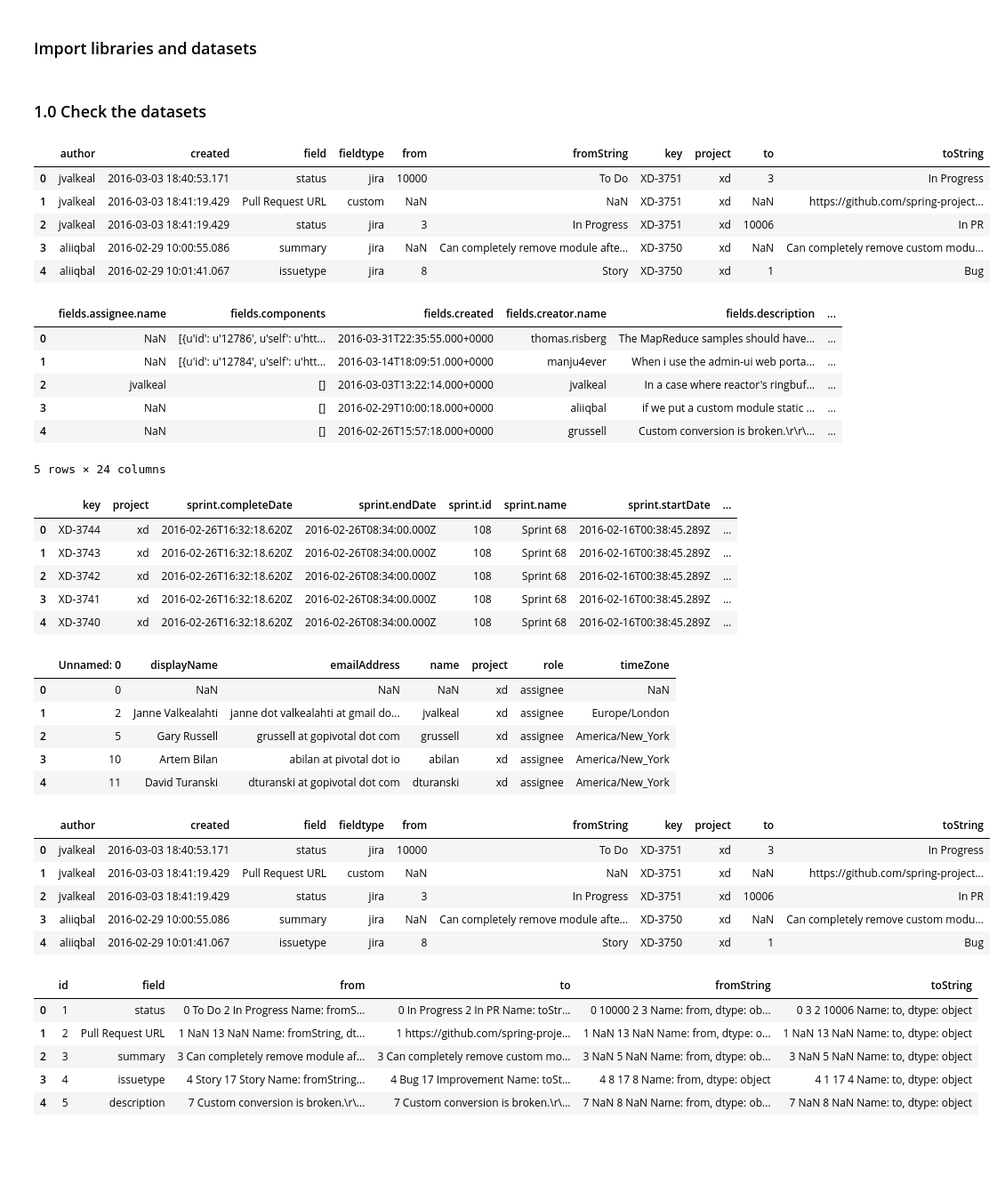
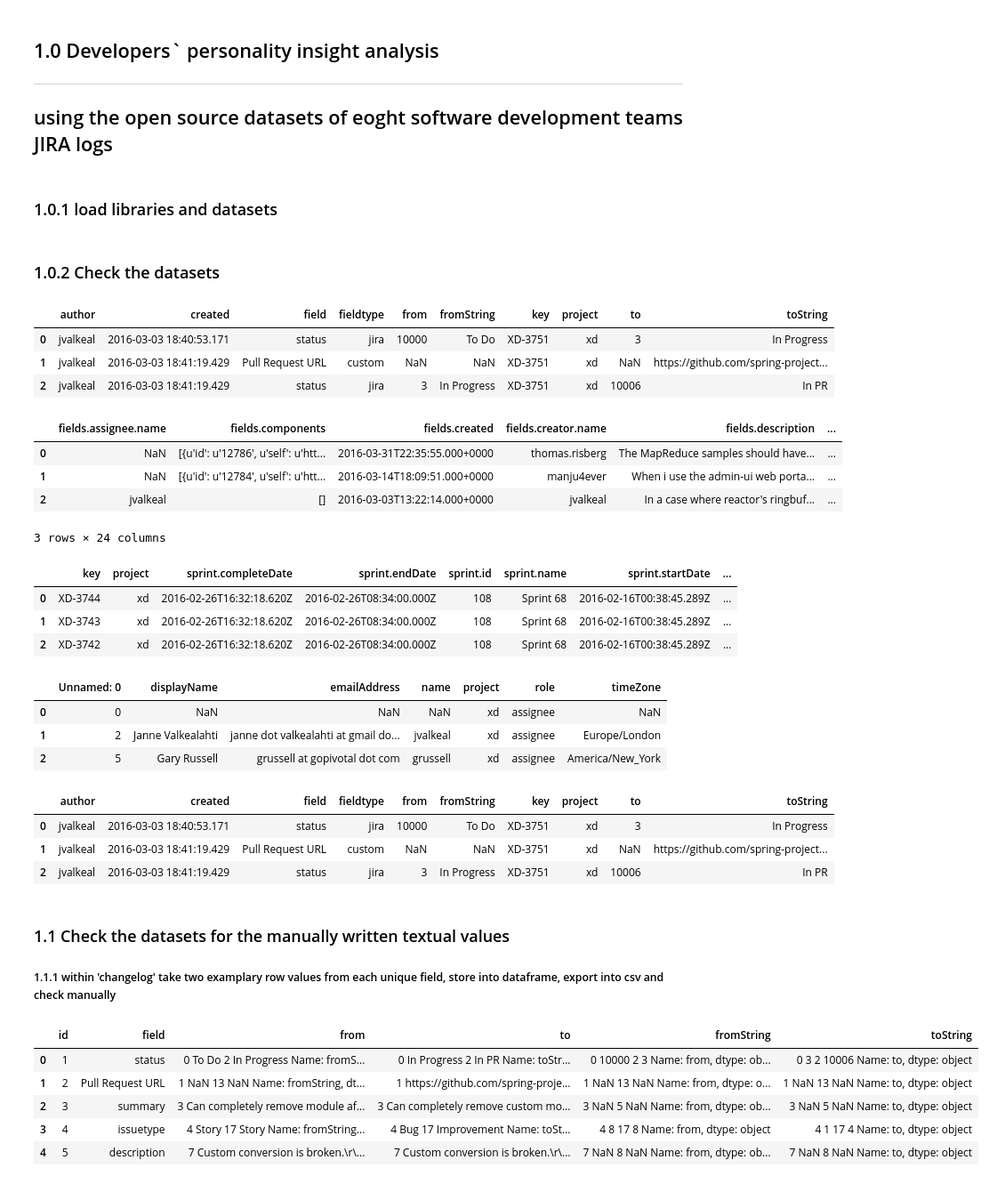
Before and after one commit to gogoladzetedo/Personalities_In_Agile, a Jupyter notebook: Analysis.ipynb, the cells around one changed output. Shown at 89% size. Saved outputs shown, nothing was run; the diff lists cells and outputs as text; code cells hidden in the pictures; blank space fills up the shorter version.

Commit message:
Update Analysis.ipynb
ver 0.2
- added combining the texts
- improved regex functions to clean text
- added filtering the dataset

```diff
--- a/Analysis.ipynb
+++ b/Analysis.ipynb
@@ -1,5 +4,8 @@
+# %% [markdown]
+<h2> 1.0 Developers` personality insight analysis <hr />
+using the open source datasets of eoght software development teams JIRA logs </h2>
 # %% [markdown]
-<h3>Import libraries and datasets</h3>
+<h3>1.0.1 load libraries and datasets</h3>
 # %%
 import pandas as pd
 import numpy as np
@@ -12,51 +21,45 @@ issues = pd.read_csv('jiradataset_issues.csv')
 sprints = pd.read_csv('jiradataset_sprints.csv')
 users = pd.read_csv('jiradataset_users.csv')
 # %% [markdown]
-<h3> 1.0 Check the datasets </h3>
+<h3> 1.0.2 Check the datasets </h3>
 # %%
-changelog.head()
+changelog.head(3)
 # %% [output]
 |  | author | created | field | fieldtype | from | fromString | key | project | to | toString |
 | 0 | jvalkeal | 2016-03-03 18:40:53.171 | status | jira | 10000 | To Do | XD-3751 | xd | 3 | In Progress |
 | 1 | jvalkeal | 2016-03-03 18:41:19.429 | Pull Request URL | custom | NaN | NaN | XD-3751 | xd | NaN | https://github.com/spring-project... |
 | 2 | jvalkeal | 2016-03-03 18:41:19.429 | status | jira | 3 | In Progress | XD-3751 | xd | 10006 | In PR |
-| 3 | aliiqbal | 2016-02-29 10:00:55.086 | summary | jira | NaN | Can completely remove module afte... | XD-3750 | xd | NaN | Can completely remove custom modu... |
-| 4 | aliiqbal | 2016-02-29 10:01:41.067 | issuetype | jira | 8 | Story | XD-3750 | xd | 1 | Bug |
 # %%
-issues.head()
+issues.head(3)
 # %% [output]
 |  | fields.assignee.name | fields.components | fields.created | fields.creator.name | fields.description | ... |
 | 0 | NaN | [{u'id': u'12786', u'self': u'htt... | 2016-03-31T22:35:55.000+0000 | thomas.risberg | The MapReduce samples should have... | ... |
 | 1 | NaN | [{u'id': u'12784', u'self': u'htt... | 2016-03-14T18:09:51.000+0000 | manju4ever | When i use the admin-ui web porta... | ... |
 | 2 | jvalkeal | [] | 2016-03-03T13:22:14.000+0000 | jvalkeal | In a case where reactor's ringbuf... | ... |
-| 3 | NaN | [] | 2016-02-29T10:00:18.000+0000 | aliiqbal | if we put a custom module static ... | ... |
-| 4 | NaN | [] | 2016-02-26T15:57:18.000+0000 | grussell | Custom conversion is broken.\r\r\... | ... |
-5 rows × 24 columns
+3 rows × 24 columns
 # %%
-sprints.head()
+sprints.head(3)
 # %% [output]
 |  | key | project | sprint.completeDate | sprint.endDate | sprint.id | sprint.name | sprint.startDate | ... |
 | 0 | XD-3744 | xd | 2016-02-26T16:32:18.620Z | 2016-02-26T08:34:00.000Z | 108 | Sprint 68 | 2016-02-16T00:38:45.289Z | ... |
 | 1 | XD-3743 | xd | 2016-02-26T16:32:18.620Z | 2016-02-26T08:34:00.000Z | 108 | Sprint 68 | 2016-02-16T00:38:45.289Z | ... |
 | 2 | XD-3742 | xd | 2016-02-26T16:32:18.620Z | 2016-02-26T08:34:00.000Z | 108 | Sprint 68 | 2016-02-16T00:38:45.289Z | ... |
-| 3 | XD-3741 | xd | 2016-02-26T16:32:18.620Z | 2016-02-26T08:34:00.000Z | 108 | Sprint 68 | 2016-02-16T00:38:45.289Z | ... |
-| 4 | XD-3740 | xd | 2016-02-26T16:32:18.620Z | 2016-02-26T08:34:00.000Z | 108 | Sprint 68 | 2016-02-16T00:38:45.289Z | ... |
 # %%
-users.head()
+users.head(3)
 # %% [output]
 |  | Unnamed: 0 | displayName | emailAddress | name | project | role | timeZone |
 | 0 | 0 | NaN | NaN | NaN | xd | assignee | NaN |
 | 1 | 2 | Janne Valkealahti | janne dot valkealahti at gmail do... | jvalkeal | xd | assignee | Europe/London |
 | 2 | 5 | Gary Russell | grussell at gopivotal dot com | grussell | xd | assignee | America/New_York |
-| 3 | 10 | Artem Bilan | abilan at pivotal dot io | abilan | xd | assignee | America/New_York |
-| 4 | 11 | David Turanski | dturanski at gopivotal dot com | dturanski | xd | assignee | America/New_York |
 # %%
-changelog.head()
+changelog.head(3)
 # %% [output]
 |  | author | created | field | fieldtype | from | fromString | key | project | to | toString |
 | 0 | jvalkeal | 2016-03-03 18:40:53.171 | status | jira | 10000 | To Do | XD-3751 | xd | 3 | In Progress |
 | 1 | jvalkeal | 2016-03-03 18:41:19.429 | Pull Request URL | custom | NaN | NaN | XD-3751 | xd | NaN | https://github.com/spring-project... |
 | 2 | jvalkeal | 2016-03-03 18:41:19.429 | status | jira | 3 | In Progress | XD-3751 | xd | 10006 | In PR |
-| 3 | aliiqbal | 2016-02-29 10:00:55.086 | summary | jira | NaN | Can completely remove module afte... | XD-3750 | xd | NaN | Can completely remove custom modu... |
-| 4 | aliiqbal | 2016-02-29 10:01:41.067 | issuetype | jira | 8 | Story | XD-3750 | xd | 1 | Bug |
+# %% [markdown]
+
+<h3>1.1 Check the datasets for the manually written textual values</h3>
+<h5>1.1.1 within 'changelog' take two examplary row values from each unique field, store into dataframe, export into csv and check manually</h5>
 # %%
```
Also changed, not shown: parts of 55 cells of this notebook.
